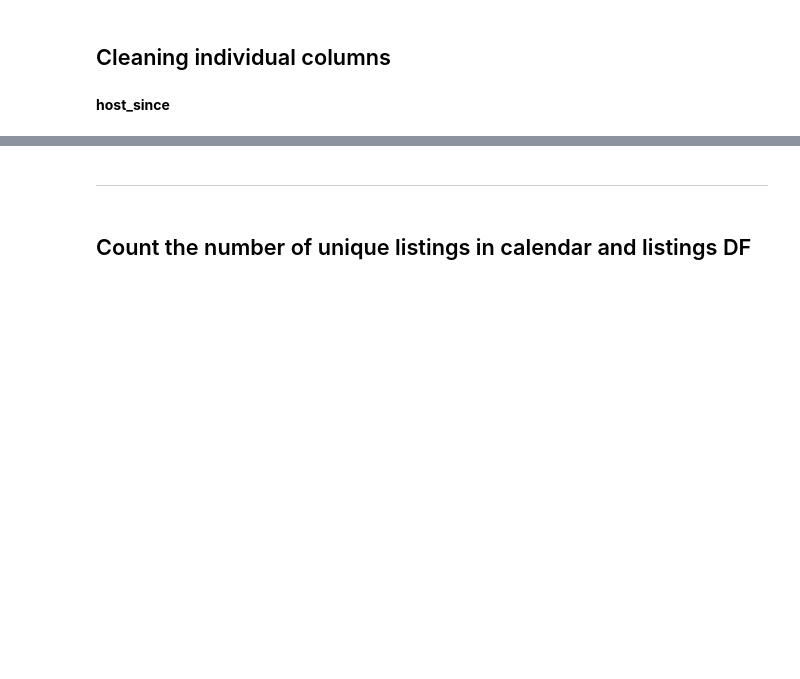
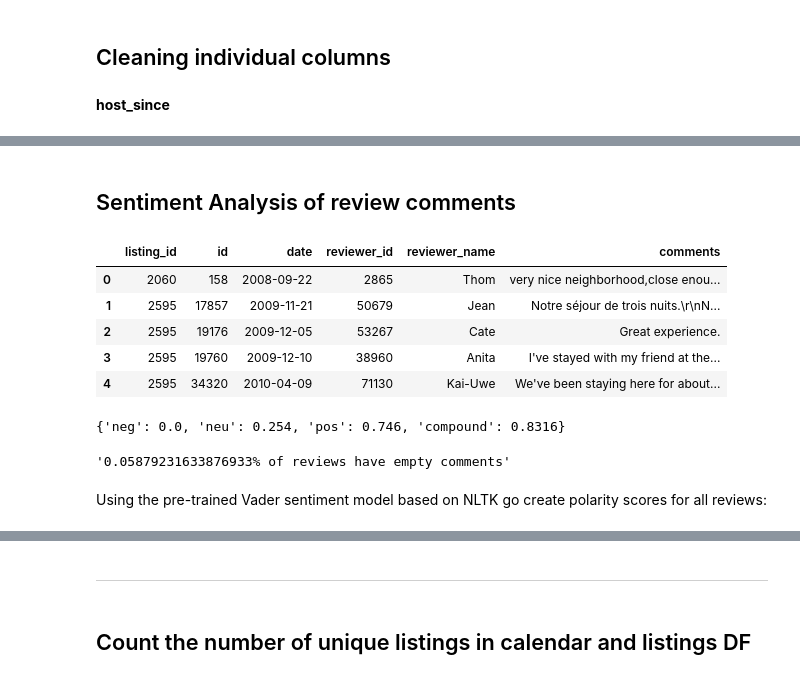
Before and after one commit to dcollaguazo/Airbnb-Price-Prediction, a Jupyter notebook: variable_exploration/dc/data_exploration.ipynb, the cells around one changed output, grey strips where cells are left out. Cells and saved outputs as stored; diff of their text form; code cells hidden in the pictures; blank space fills up the shorter version.

```diff
--- a/variable_exploration/dc/data_exploration.ipynb
+++ b/variable_exploration/dc/data_exploration.ipynb
@@ -5,0 +1,21 @@ from decimal import Decimal
+# %%
+import pandas as pd
+import datetime
+from re import sub
+from decimal import Decimal
+
+import nltk
+from nltk.sentiment.vader import SentimentIntensityAnalyzer
+nltk.downloader.download('vader_lexicon')
+
+from langdetect import detect
+
+import warnings
+warnings.filterwarnings("ignore")
+
+%matplotlib inline
+
+# Change pandas viewing options
+pd.set_option('display.max_rows', 500)
+pd.set_option('display.max_columns', 500)
+pd.set_option('display.width', 1000)
@@ -210,0 +224,27 @@ Median days as host: 1698
+# %% [markdown]
+## Sentiment Analysis of review comments
+# %%
+# df_reviews.shape
+df_reviews.head()
+# %% [output]
+|  | listing_id | id | date | reviewer_id | reviewer_name | comments |
+| 0 | 2060 | 158 | 2008-09-22 | 2865 | Thom | very nice neighborhood,close enou... |
+| 1 | 2595 | 17857 | 2009-11-21 | 50679 | Jean | Notre séjour de trois nuits.\r\nN... |
+| 2 | 2595 | 19176 | 2009-12-05 | 53267 | Cate | Great experience. |
+| 3 | 2595 | 19760 | 2009-12-10 | 38960 | Anita | I've stayed with my friend at the... |
+| 4 | 2595 | 34320 | 2010-04-09 | 71130 | Kai-Uwe | We've been staying here for about... |
+# %%
+# calculates compound sentiment polarity of the sentence
+vader_polarity_compound = lambda x: (SentimentIntensityAnalyzer().polarity_scores(x))['compound']
+
+# We can retrieve scores for positive, negative or neutral sentiment.
+# We will use the compound: a normalized value: norm_score = score / math.sqrt((score * score) + alpha)
+print(SentimentIntensityAnalyzer().polarity_scores('VADER is smart, handsome, and funny.'))
+# %% [output]
+{'neg': 0.0, 'neu': 0.254, 'pos': 0.746, 'compound': 0.8316}
+# %%
+# determining the number of no comments
+"{}% of reviews have empty comments".format((df_reviews.comments.isnull().sum() / df_reviews.comments.shape[0]) *100)
+# "My name is {}, I'am {}".format("John",36)
+# %% [output]
+'0.05879231633876933% of reviews have empty comments'
@@ -210,0 +254,2 @@ Median days as host: 1698
+# %% [markdown]
+Using the pre-trained Vader sentiment model based on NLTK go create polarity scores for all reviews:
```
Also changed, not shown: parts of 29 cells of this notebook.
